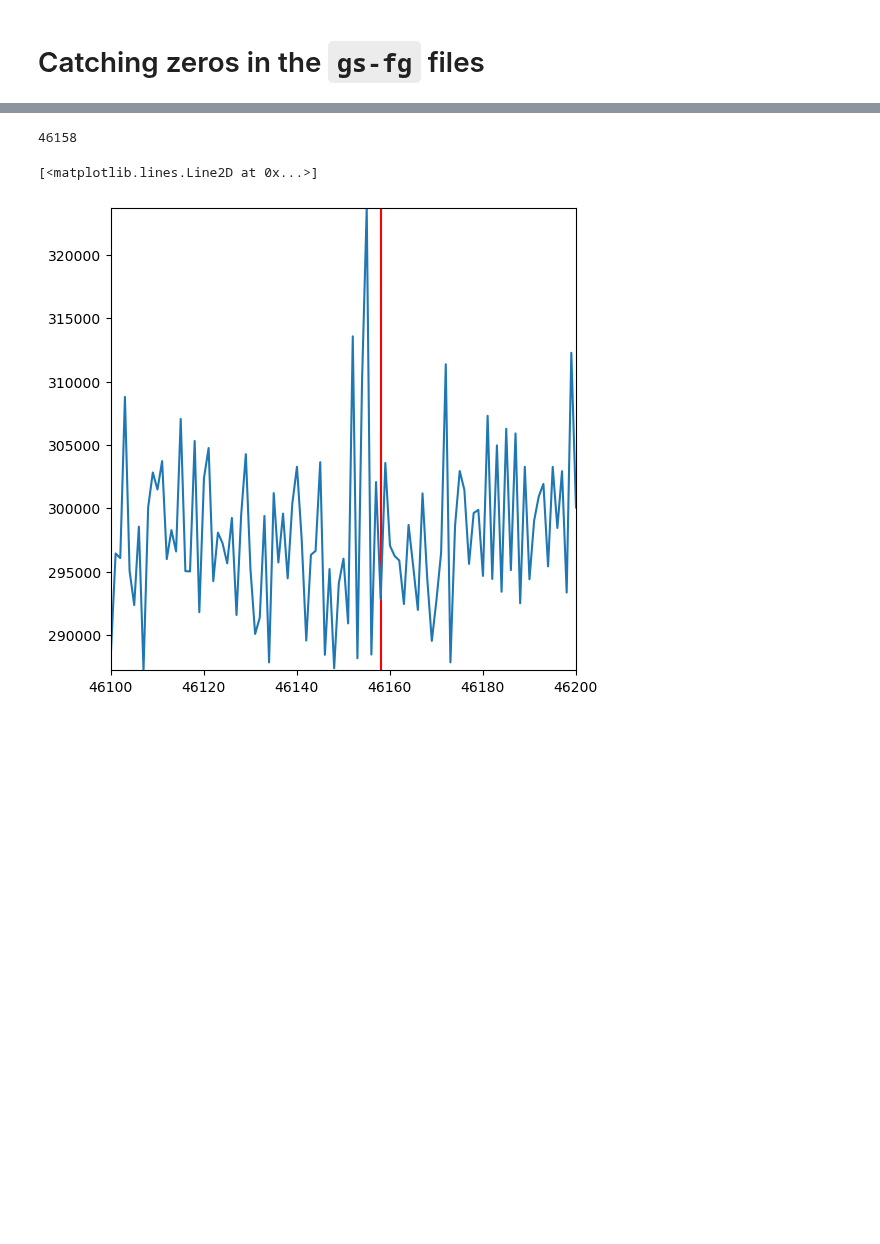
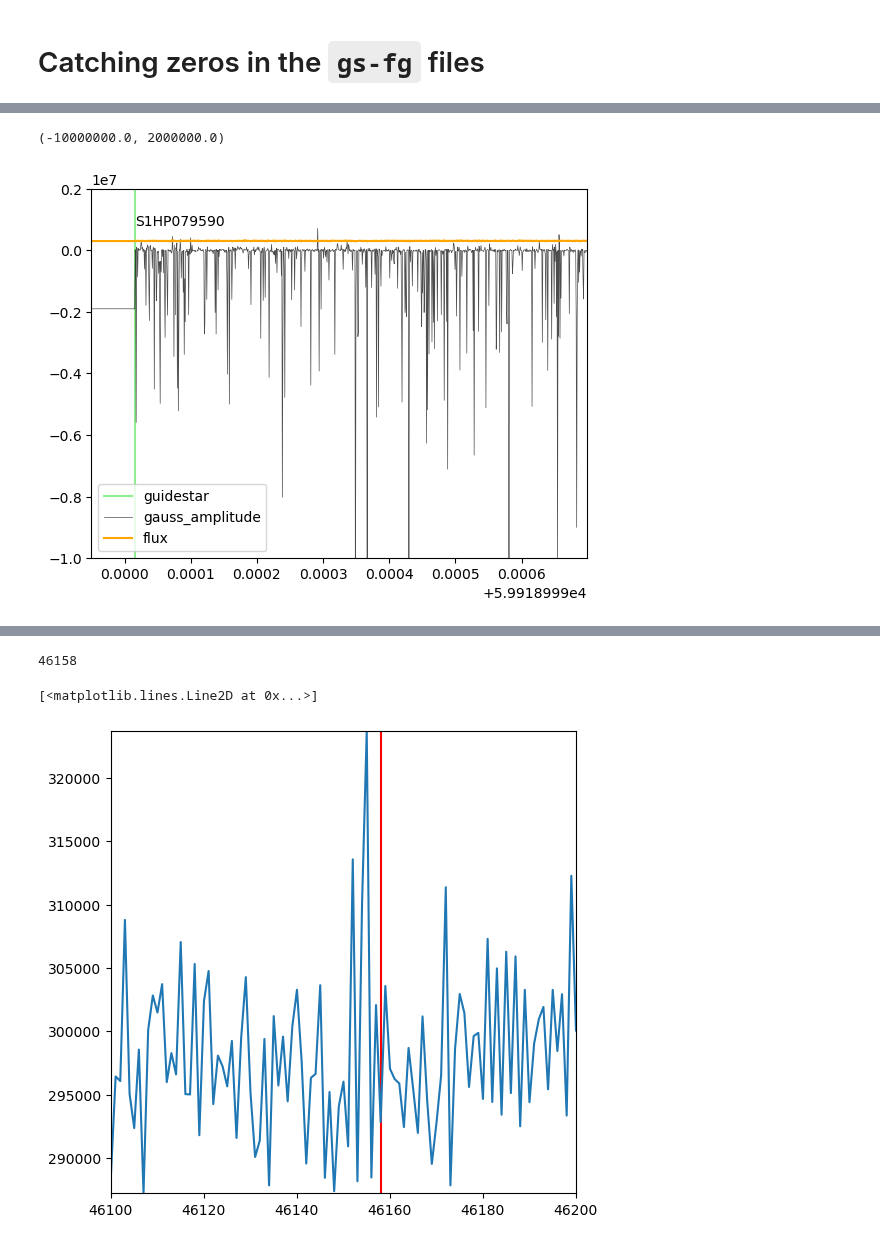
Before and after one commit to GalagaBits/JWST-FGS-Spelunker, a Jupyter notebook: notebooks/zeros_in_guidestar_gs-fg.ipynb, the cells around one changed output, grey strips where cells are left out. Cells and saved outputs as stored; diff of their text form; code cells hidden in the pictures; blank space fills up the shorter version.

```diff
--- a/notebooks/zeros_in_guidestar_gs-fg.ipynb
+++ b/notebooks/zeros_in_guidestar_gs-fg.ipynb
@@ -39,0 +133,12 @@ RayTaskError(RuntimeError): ray::ray_curve_fit() (pid=73186, ip=127.0.0.1)
+# %%
+import matplotlib.pyplot as plt
+
+ax = spk.mnemonics_local('GUIDESTAR')
+plt.plot(spk.fg_time[46000:47000],spk.gaussfit_results['amplitude'][46000:47000], color='black', alpha=0.7, linewidth=0.5, label='gauss_amplitude')
+plt.plot(spk.fg_time[46000:47000],spk.fg_flux[46000:47000], color='orange', label='flux')
+plt.legend()
+plt.xlim(59918.99895, spk.fg_time[47000])
+plt.ylim(-10000000,2000000)
+# %% [output]
+(-10000000.0, 2000000.0)
+[figure, added]
```
Also changed, not shown: parts of 8 cells of this notebook, 4 other files.
